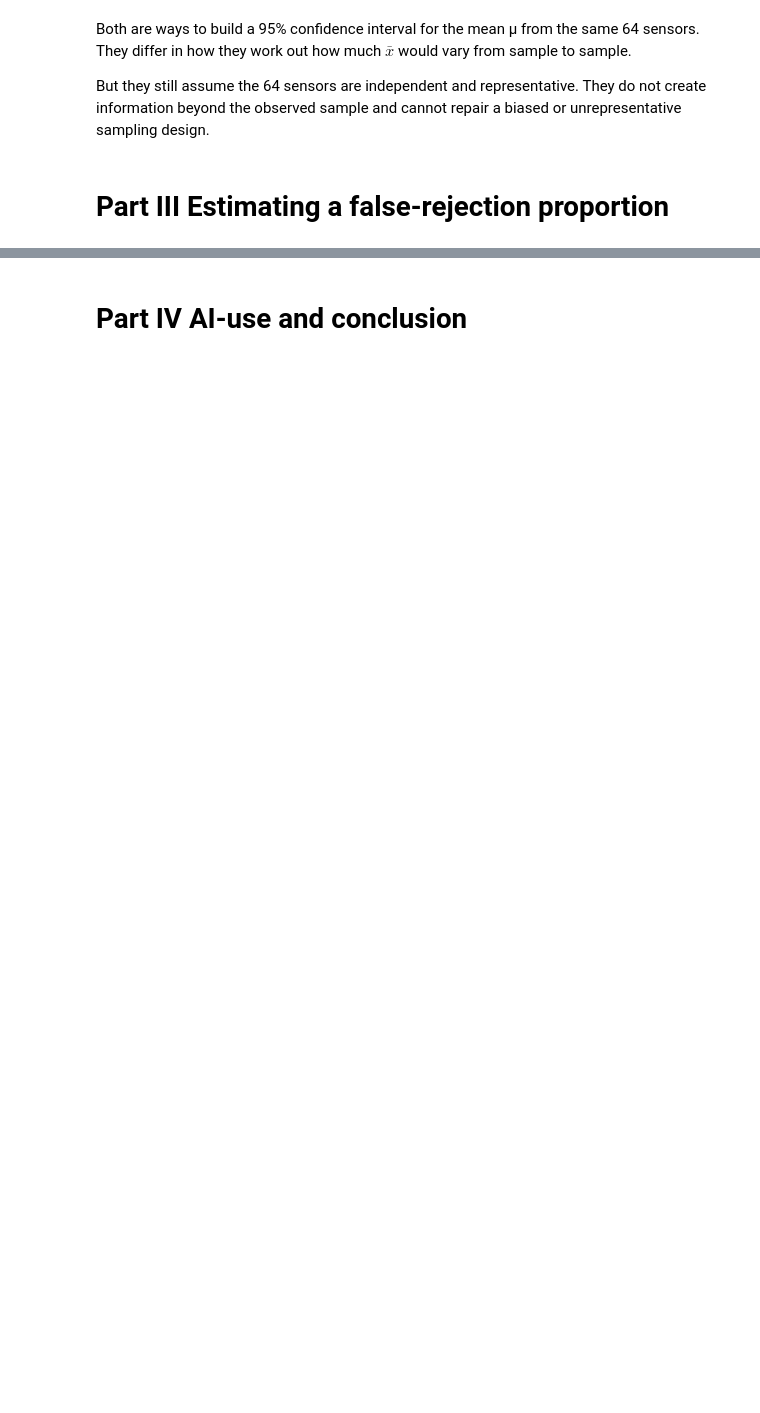
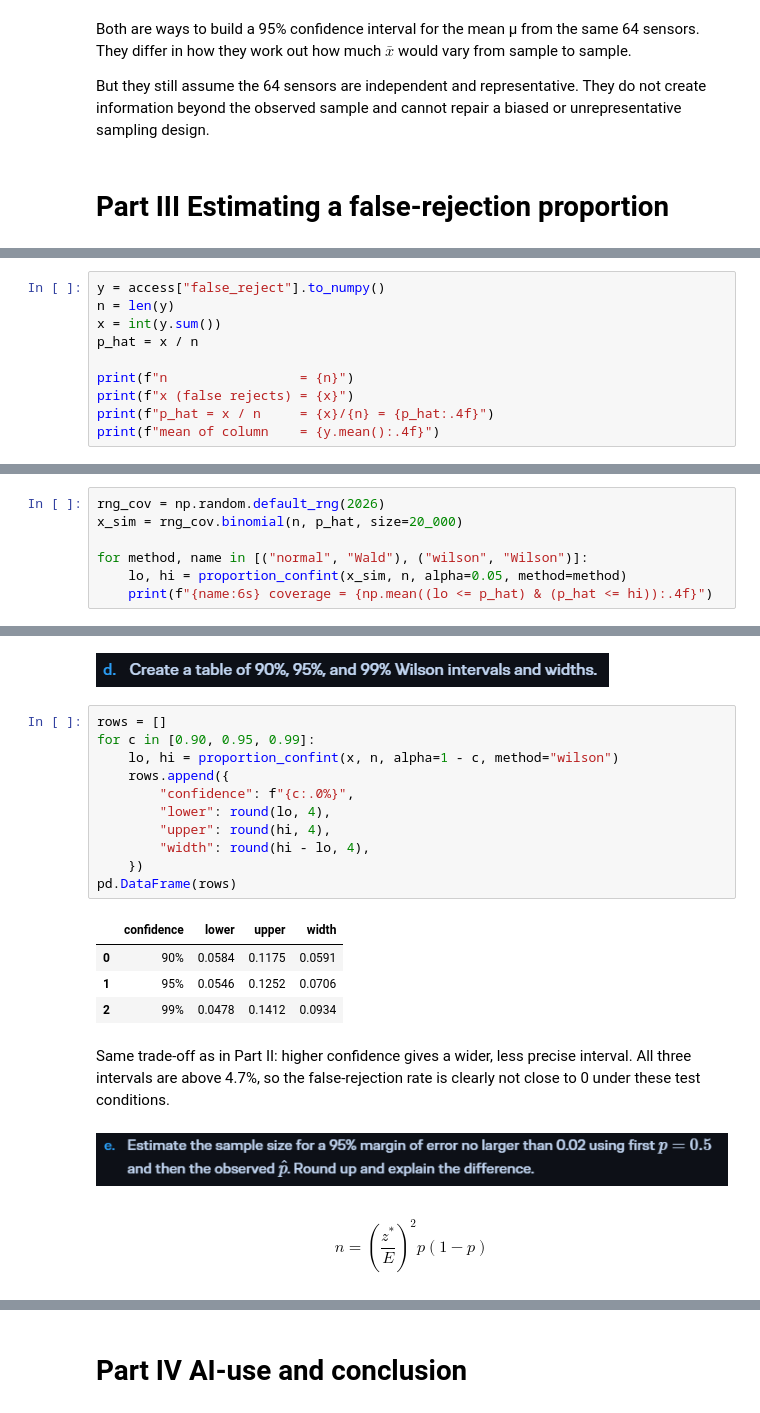
Before and after one commit to sebinko/STA1_26, a Jupyter notebook: Assignment3/assignment_3.ipynb, the cells around one changed output, grey strips where cells are left out. Cells and saved outputs as stored; diff of their text form; blank space fills up the shorter version.

Commit message:
part 3 added :)

```diff
--- a/Assignment3/assignment_3.ipynb
+++ b/Assignment3/assignment_3.ipynb
@@ -307,0 +312,10 @@ But they still assume the 64 sensors are independent and representative. They do
+# %%
+y = access["false_reject"].to_numpy()
+n = len(y)
+x = int(y.sum())
+p_hat = x / n
+
+print(f"n                 = {n}")
+print(f"x (false rejects) = {x}")
+print(f"p_hat = x / n     = {x}/{n} = {p_hat:.4f}")
+print(f"mean of column    = {y.mean():.4f}")
@@ -307,0 +370,7 @@ But they still assume the 64 sensors are independent and representative. They do
+# %%
+rng_cov = np.random.default_rng(2026)
+x_sim = rng_cov.binomial(n, p_hat, size=20_000)
+
+for method, name in [("normal", "Wald"), ("wilson", "Wilson")]:
+    lo, hi = proportion_confint(x_sim, n, alpha=0.05, method=method)
+    print(f"{name:6s} coverage = {np.mean((lo <= p_hat) & (p_hat <= hi)):.4f}")
@@ -307,0 +384,24 @@ But they still assume the 64 sensors are independent and representative. They do
+# %% [markdown]
+![image.png](attachment:image.png)
+# %%
+rows = []
+for c in [0.90, 0.95, 0.99]:
+    lo, hi = proportion_confint(x, n, alpha=1 - c, method="wilson")
+    rows.append({
+        "confidence": f"{c:.0%}",
+        "lower": round(lo, 4),
+        "upper": round(hi, 4),
+        "width": round(hi - lo, 4),
+    })
+pd.DataFrame(rows)
+# %% [output]
+|  | confidence | lower | upper | width |
+| 0 | 90% | 0.0584 | 0.1175 | 0.0591 |
+| 1 | 95% | 0.0546 | 0.1252 | 0.0706 |
+| 2 | 99% | 0.0478 | 0.1412 | 0.0934 |
+# %% [markdown]
+Same trade-off as in Part II: higher confidence gives a wider, less precise interval. All three intervals are above 4.7%, so the false-rejection rate is clearly not close to 0 under these test conditions.
+# %% [markdown]
+![image.png](attachment:image.png)
+# %% [markdown]
+$$n = \left(\frac{z^{*}}{E}\right)^2 p(1-p)$$
```
Also changed, not shown: parts of 20 cells of this notebook.
